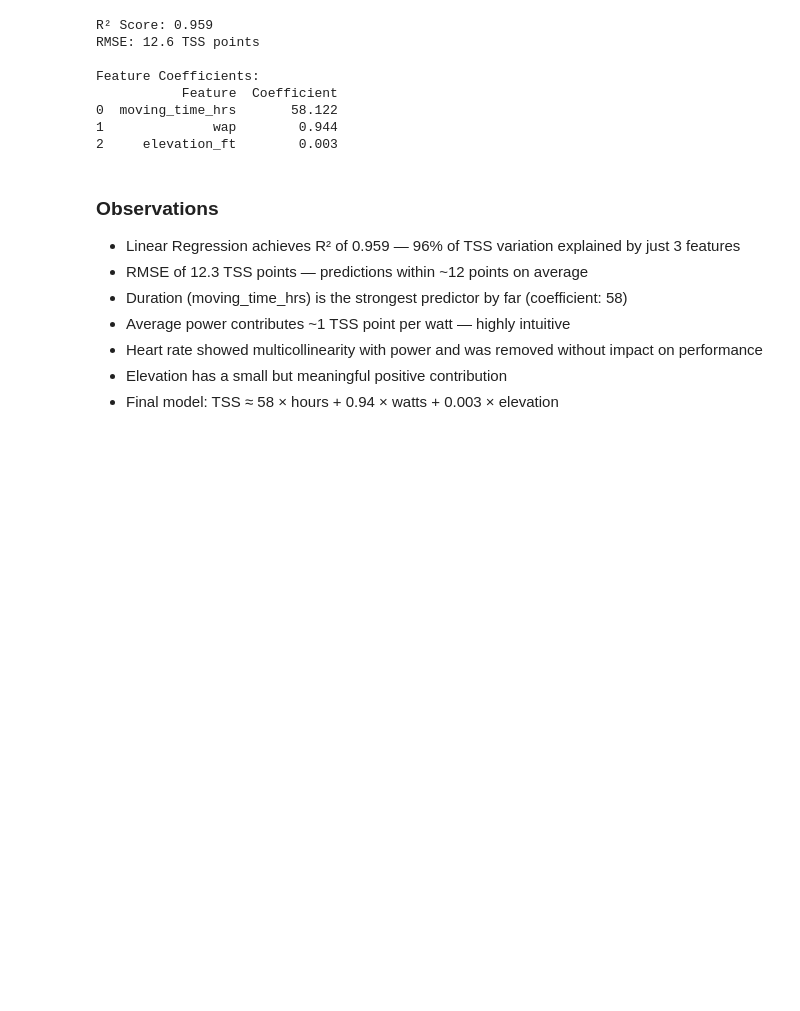
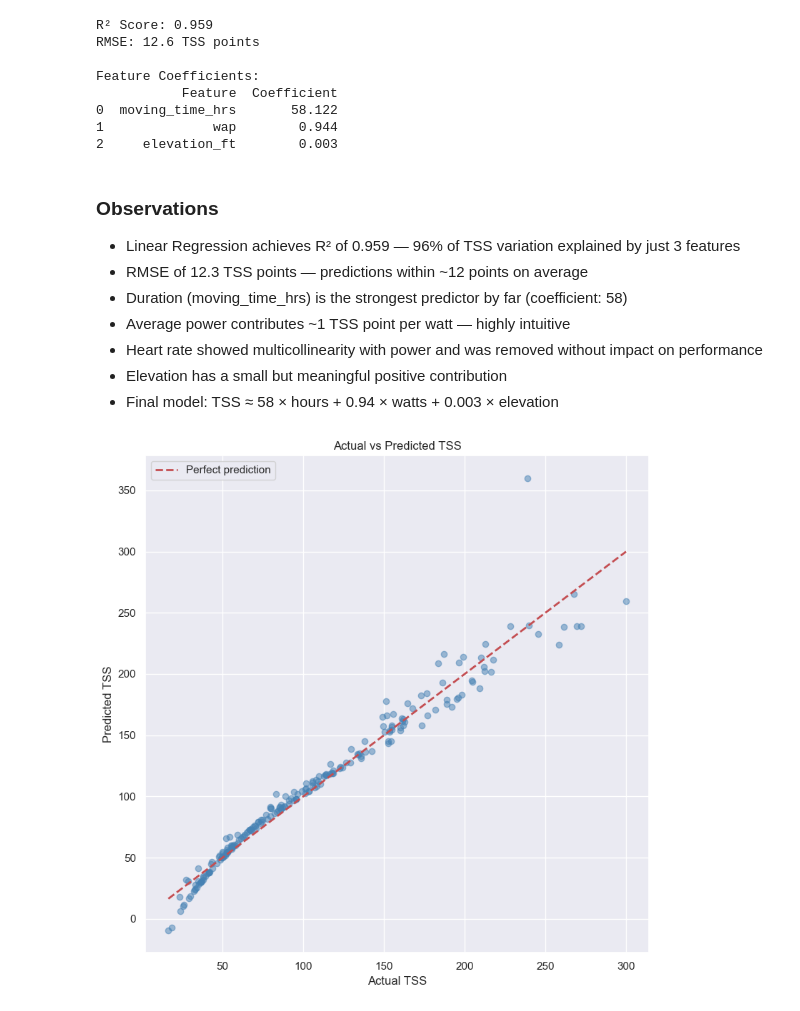
Before and after one commit to kevinbarry7/strava, a Jupyter notebook: strava_analysis.ipynb, the cells around one changed output. Drawn from its saved outputs; the diff is of its cells as text; code cells hidden in the pictures; blank space fills up the shorter version.

Commit message:
Add Section 5: TSS prediction using linear regression

```diff
--- a/strava_analysis.ipynb
+++ b/strava_analysis.ipynb
@@ -867,3 +867,19 @@ Feature Coefficients:
 - Heart rate showed multicollinearity with power and was removed without impact on performance
 - Elevation has a small but meaningful positive contribution
 - Final model: TSS ≈ 58 × hours + 0.94 × watts + 0.003 × elevation
+# %%
+# actual vs predicted TSS scatter plot
+
+plt.figure(figsize=(8,8))
+plt.scatter(y_test, y_pred, alpha=0.5, color='steelblue')
+plt.plot([y_test.min(), y_test.max()],
+         [y_test.min(), y_test.max()],
+         'r--', linewidth=2, label='Perfect prediction')
+plt.xlabel('Actual TSS')
+plt.ylabel('Predicted TSS')
+plt.title('Actual vs Predicted TSS')
+plt.legend()
+plt.tight_layout()
+plt.show()
+# %% [output]
+[figure, added]
```
Also changed, not shown: parts of 1 cell of this notebook.
